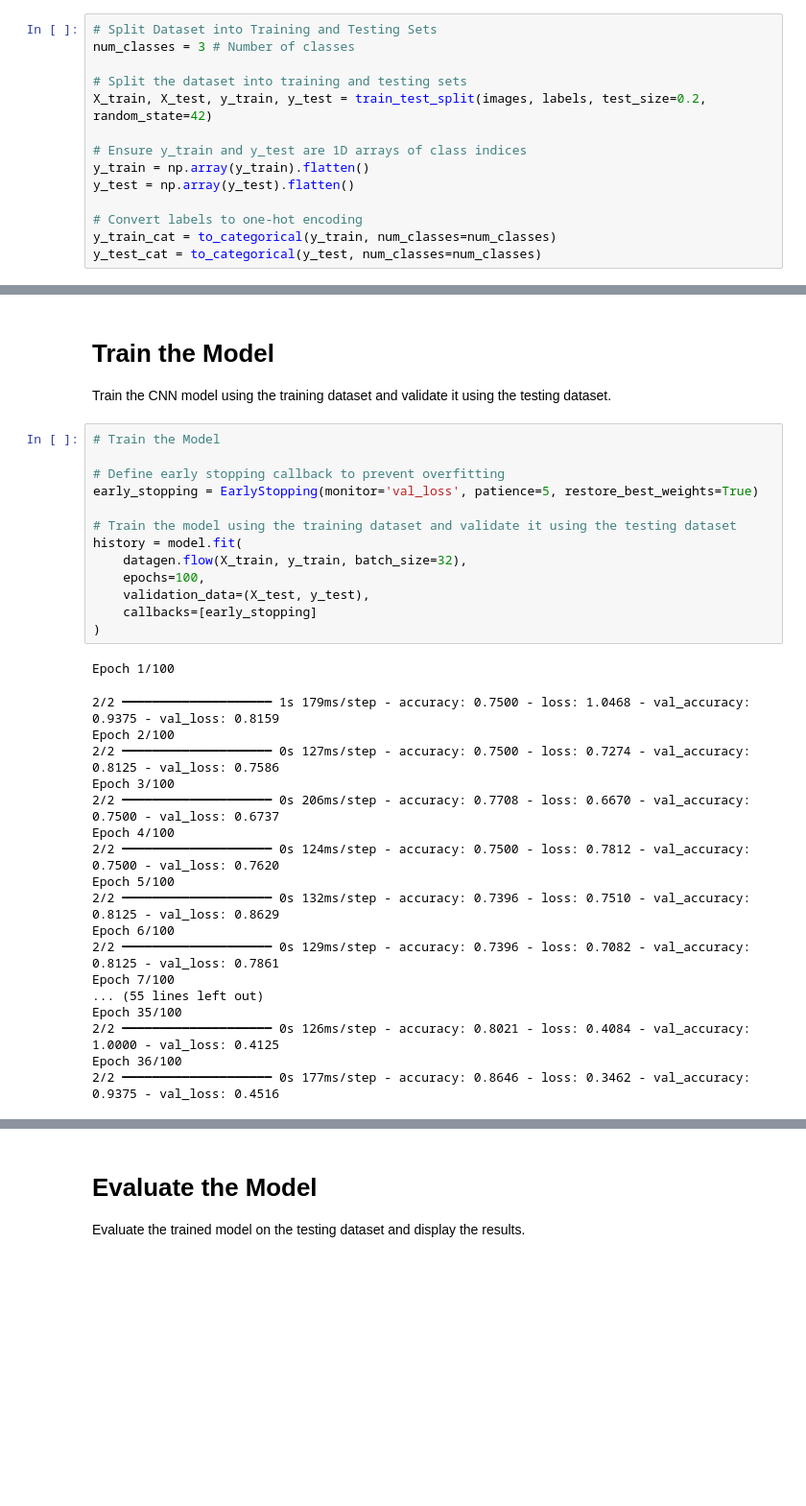
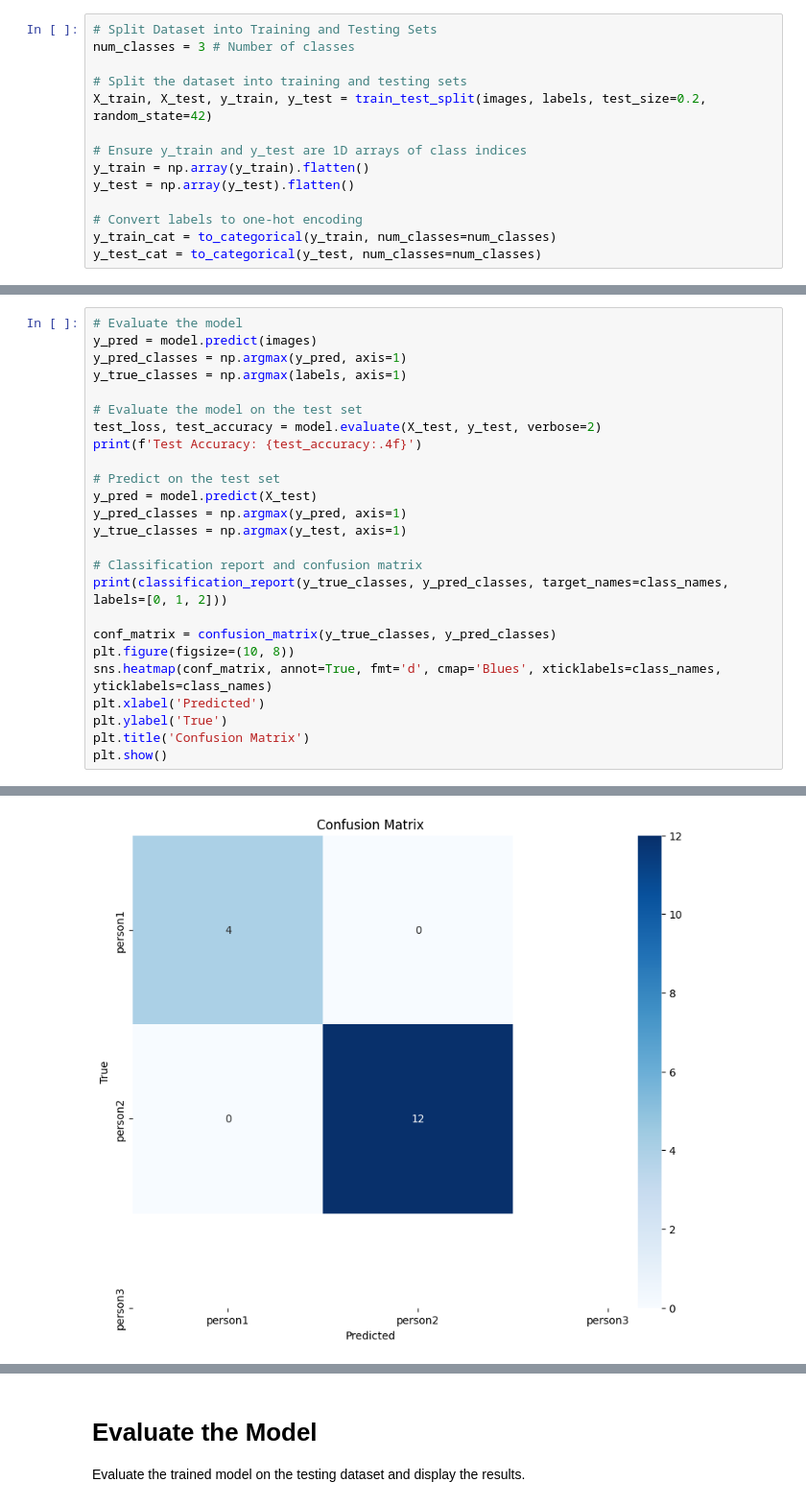
Before and after one commit to akidalegend/introtoai_as2, a Jupyter notebook: Untitled-1.ipynb, the cells around one changed output, grey strips where cells are left out. Shown at 96% size. Drawn from its saved outputs; the diff is of its cells as text; blank space fills up the shorter version.

```diff
--- a/Untitled-1.ipynb
+++ b/Untitled-1.ipynb
@@ -364,35 +375,26 @@ Model: "sequential_2"
-# %% [markdown]
-# Train the Model
-Train the CNN model using the training dataset and validate it using the testing dataset.
-# %%
-# Train the Model
-
-# Define early stopping callback to prevent overfitting
-early_stopping = EarlyStopping(monitor='val_loss', patience=5, restore_best_weights=True)
-
-# Train the model using the training dataset and validate it using the testing dataset
-history = model.fit(
-    datagen.flow(X_train, y_train, batch_size=32),
-    epochs=100,
-    validation_data=(X_test, y_test),
-    callbacks=[early_stopping]
-)
-# %% [output]
-Epoch 1/100
-2/2 ━━━━━━━━━━━━━━━━━━━━ 1s 179ms/step - accuracy: 0.7500 - loss: 1.0468 - val_accuracy: 0.9375 - val_loss: 0.8159
-Epoch 2/100
-2/2 ━━━━━━━━━━━━━━━━━━━━ 0s 127ms/step - accuracy: 0.7500 - loss: 0.7274 - val_accuracy: 0.8125 - val_loss: 0.7586
-Epoch 3/100
-2/2 ━━━━━━━━━━━━━━━━━━━━ 0s 206ms/step - accuracy: 0.7708 - loss: 0.6670 - val_accuracy: 0.7500 - val_loss: 0.6737
-Epoch 4/100
-2/2 ━━━━━━━━━━━━━━━━━━━━ 0s 124ms/step - accuracy: 0.7500 - loss: 0.7812 - val_accuracy: 0.7500 - val_loss: 0.7620
-Epoch 5/100
-2/2 ━━━━━━━━━━━━━━━━━━━━ 0s 132ms/step - accuracy: 0.7396 - loss: 0.7510 - val_accuracy: 0.8125 - val_loss: 0.8629
-Epoch 6/100
-2/2 ━━━━━━━━━━━━━━━━━━━━ 0s 129ms/step - accuracy: 0.7396 - loss: 0.7082 - val_accuracy: 0.8125 - val_loss: 0.7861
-Epoch 7/100
-... (55 lines left out)
-Epoch 35/100
-2/2 ━━━━━━━━━━━━━━━━━━━━ 0s 126ms/step - accuracy: 0.8021 - loss: 0.4084 - val_accuracy: 1.0000 - val_loss: 0.4125
-Epoch 36/100
-2/2 ━━━━━━━━━━━━━━━━━━━━ 0s 177ms/step - accuracy: 0.8646 - loss: 0.3462 - val_accuracy: 0.9375 - val_loss: 0.4516
+# %%
+# Evaluate the model
+y_pred = model.predict(images)
+y_pred_classes = np.argmax(y_pred, axis=1)
+y_true_classes = np.argmax(labels, axis=1)
+
+# Evaluate the model on the test set
+test_loss, test_accuracy = model.evaluate(X_test, y_test, verbose=2)
+print(f'Test Accuracy: {test_accuracy:.4f}')
+
+# Predict on the test set
+y_pred = model.predict(X_test)
+y_pred_classes = np.argmax(y_pred, axis=1)
+y_true_classes = np.argmax(y_test, axis=1)
+
+# Classification report and confusion matrix
+print(classification_report(y_true_classes, y_pred_classes, target_names=class_names, labels=[0, 1, 2]))
+
+conf_matrix = confusion_matrix(y_true_classes, y_pred_classes)
+plt.figure(figsize=(10, 8))
+sns.heatmap(conf_matrix, annot=True, fmt='d', cmap='Blues', xticklabels=class_names, yticklabels=class_names)
+plt.xlabel('Predicted')
+plt.ylabel('True')
+plt.title('Confusion Matrix')
+plt.show()
+# %% [output]
@@ -398,0 +414 @@ Epoch 36/100
+[figure, added]
```
Also changed, not shown: parts of 28 cells of this notebook, 1 other file.
